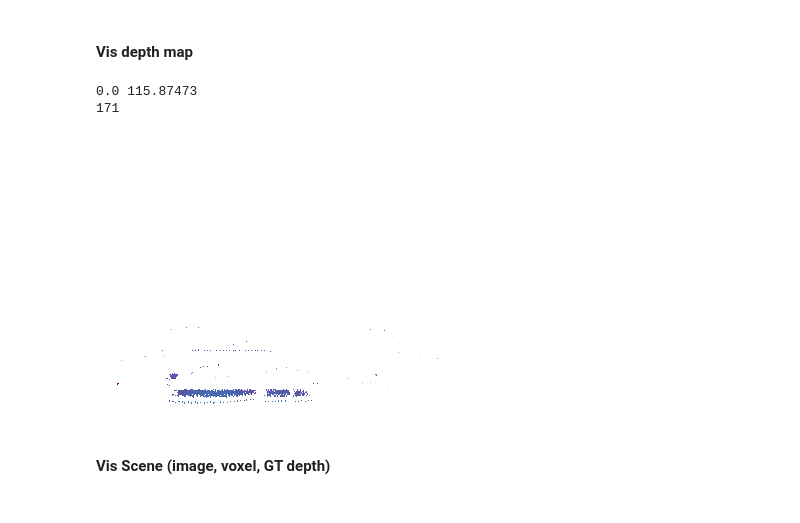
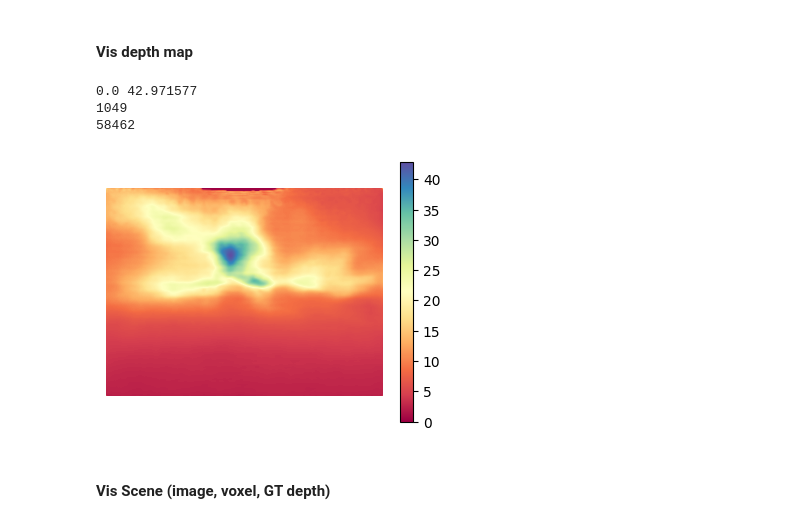
Before and after one commit to sunpihai-up/FUSE, a Jupyter notebook: dataset/vis.ipynb, the cells around one changed output. Saved outputs shown, nothing was run; the diff lists cells and outputs as text; code cells hidden in the pictures.

```diff
--- a/dataset/vis.ipynb
+++ b/dataset/vis.ipynb
@@ -528,42 +533,43 @@ def overlay_depth_on_image(image_path, depth_map, alpha=0.6, cmap_name="Spectral
 # %%
 # viridis, gray
 min_depth, max_depth = 1.97, 80
 # min_depth, max_depth = 0, 80
 # reg_factor, max_depth = dataset2params["mvsec"]["reg_factor"], dataset2params["mvsec"]["clip_distance"]
-dep_path = "/home/sph/event/da2-prompt-tuning/da2_metric_depth/results/mvsec_night1_da2_vkitti/npy/00020.npy"
+dep_path = "/home/sph/event/da2-prompt-tuning/results/test/epde_metric_sigloss_mvsec_night1_11/npy/00020.npy"
 gt_path = "/data_nvme/sph/mvsec_processed/outdoor_night1/depths/00020.npy"
 
 dep = np.load(dep_path)
+print(dep.min(), dep.max())
 gt = np.load(gt_path)
 
-print(gt[np.isfinite(gt)].min(), gt[np.isfinite(gt)].max())
-mask = gt == 0
+mask = (gt >= 40) & (gt <= 80)
 print(mask.sum())
-# gt[gt <= 0] = 100
-gt[gt > 1.97] = np.nan
-gt[gt == 0] = np.nan
+
+mask = (gt >= 1.97) & (gt <= 40)
+print(mask.sum())
 # dep = convert_nl2abs_depth(dep, reg_factor=reg_factor, clip_distance=max_depth)
 # print(dep[np.isfinite(dep)].min(), dep[np.isfinite(dep)].max())
 # mask = np.isfinite(gt)
 # print(mask.sum())
 # mask = np.isfinite(gt) & (gt <= 80)
 # print(mask.sum())
 # dep[dep > 80] = np.nan
 # dep = 1 / dep
-# vis_depth_map(dep, save_fig=False, show_colorbar=True)
-vis_depth_map(gt, show_colorbar=False)
+vis_depth_map(dep, save_fig=False, show_colorbar=True)
+# vis_depth_map(gt, show_colorbar=False)
 
 # vis_depth_map_filter(dep, gt, cmap_name='viridis')
 # vis_depth_map_filter(dep, gt, show_colorbar=False)
 
 # gt = np.clip(gt, min_depth, max_depth)
 # vis_diff(dep, gt)
 # vis_abs_diff(dep, gt)
-# compare_depth_gt(dep, gt, min_depth, max_depth, show_colorbar=False)
+# compare_depth_gt(dep, gt, min_depth, max_depth, show_colorbar=True)
 # %% [output]
-0.0 115.87473
-171
+0.0 42.971577
+1049
+58462
-[figure, old version]
+[figure, new version]
 # %%
 import os
 dir = "/data_nvme/sph/mvsec_processed/outdoor_night3/depths"
```
Also changed, not shown: parts of 1 cell of this notebook, 22 other files.
